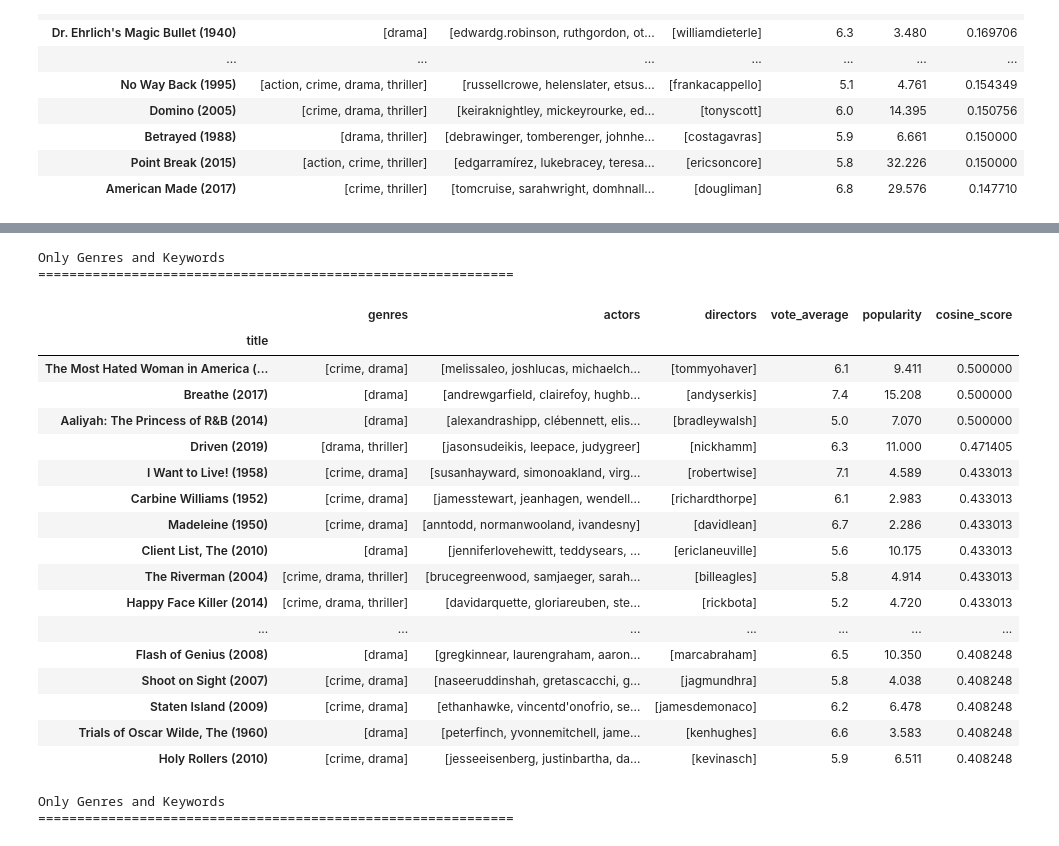
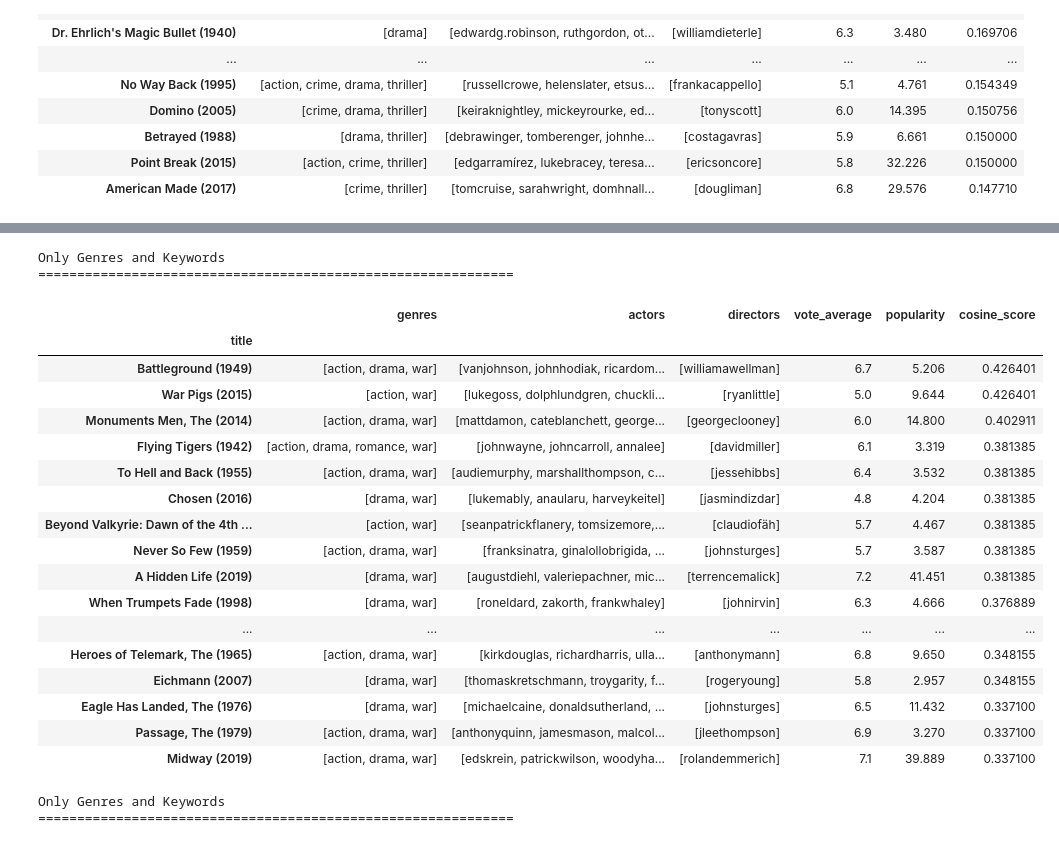
Before and after one commit to joaquim-oliveira-neto/rogue, a Jupyter notebook: notebooks/bmadureira-similarity-model.ipynb, the cells around one changed output, grey strips where cells are left out. Cells and saved outputs as stored; diff of their text form; code cells hidden in the pictures.

```diff
--- a/notebooks/bmadureira-similarity-model.ipynb
+++ b/notebooks/bmadureira-similarity-model.ipynb
@@ -153,11 +153,11 @@ from sklearn.metrics.pairwise import cosine_similarity
 cosine_sim1 = cosine_similarity(count_matrix1, count_matrix1)
 cosine_sim2 = cosine_similarity(count_matrix2, count_matrix2)
 cosine_sim3 = cosine_similarity(count_matrix3, count_matrix3)
-cosine_sim4 = cosine_similarity(count_matrix4, count_matrix4)
-cosine_sim5 = cosine_similarity(count_matrix5, count_matrix5)
-cosine_sim6 = cosine_similarity(count_matrix6, count_matrix6)
-cosine_sim7 = cosine_similarity(count_matrix7, count_matrix7)
-cosine_sim8 = cosine_similarity(count_matrix8, count_matrix8)
+# cosine_sim4 = cosine_similarity(count_matrix4, count_matrix4)
+# cosine_sim5 = cosine_similarity(count_matrix5, count_matrix5)
+# cosine_sim6 = cosine_similarity(count_matrix6, count_matrix6)
+# cosine_sim7 = cosine_similarity(count_matrix7, count_matrix7)
+# cosine_sim8 = cosine_similarity(count_matrix8, count_matrix8)
 # %%
 cosine_sim1.shape
 # %% [output]
@@ -550,28 +533,28 @@ Everything except actors and directors
 # %%
 print('Only Genres and Keywords')
 print('=============================================================')
-get_recommendations('Catch Me If You Can (2002)', cosine_sim7)
+get_recommendations('Inglourious Basterds (2009)', cosine_sim7)
 # %% [output]
 Only Genres and Keywords
 =============================================================
 |  | genres | actors | directors | vote_average | popularity | cosine_score |
 | title |  |  |  |  |  |  |
-| The Most Hated Woman in America (... | [crime, drama] | [melissaleo, joshlucas, michaelch... | [tommyohaver] | 6.1 | 9.411 | 0.500000 |
-| Breathe (2017) | [drama] | [andrewgarfield, clairefoy, hughb... | [andyserkis] | 7.4 | 15.208 | 0.500000 |
-| Aaliyah: The Princess of R&B (2014) | [drama] | [alexandrashipp, clébennett, elis... | [bradleywalsh] | 5.0 | 7.070 | 0.500000 |
-| Driven (2019) | [drama, thriller] | [jasonsudeikis, leepace, judygreer] | [nickhamm] | 6.3 | 11.000 | 0.471405 |
-| I Want to Live! (1958) | [crime, drama] | [susanhayward, simonoakland, virg... | [robertwise] | 7.1 | 4.589 | 0.433013 |
-| Carbine Williams (1952) | [crime, drama] | [jamesstewart, jeanhagen, wendell... | [richardthorpe] | 6.1 | 2.983 | 0.433013 |
-| Madeleine (1950) | [crime, drama] | [anntodd, normanwooland, ivandesny] | [davidlean] | 6.7 | 2.286 | 0.433013 |
-| Client List, The (2010) | [drama] | [jenniferlovehewitt, teddysears, ... | [ericlaneuville] | 5.6 | 10.175 | 0.433013 |
-| The Riverman (2004) | [crime, drama, thriller] | [brucegreenwood, samjaeger, sarah... | [billeagles] | 5.8 | 4.914 | 0.433013 |
-| Happy Face Killer (2014) | [crime, drama, thriller] | [davidarquette, gloriareuben, ste... | [rickbota] | 5.2 | 4.720 | 0.433013 |
+| Battleground (1949) | [action, drama, war] | [vanjohnson, johnhodiak, ricardom... | [williamawellman] | 6.7 | 5.206 | 0.426401 |
+| War Pigs (2015) | [action, war] | [lukegoss, dolphlundgren, chuckli... | [ryanlittle] | 5.0 | 9.644 | 0.426401 |
+| Monuments Men, The (2014) | [action, drama, war] | [mattdamon, cateblanchett, george... | [georgeclooney] | 6.0 | 14.800 | 0.402911 |
+| Flying Tigers (1942) | [action, drama, romance, war] | [johnwayne, johncarroll, annalee] | [davidmiller] | 6.1 | 3.319 | 0.381385 |
+| To Hell and Back (1955) | [action, drama, war] | [audiemurphy, marshallthompson, c... | [jessehibbs] | 6.4 | 3.532 | 0.381385 |
+| Chosen (2016) | [drama, war] | [lukemably, anaularu, harveykeitel] | [jasmindizdar] | 4.8 | 4.204 | 0.381385 |
+| Beyond Valkyrie: Dawn of the 4th ... | [action, war] | [seanpatrickflanery, tomsizemore,... | [claudiofäh] | 5.7 | 4.467 | 0.381385 |
+| Never So Few (1959) | [action, drama, war] | [franksinatra, ginalollobrigida, ... | [johnsturges] | 5.7 | 3.587 | 0.381385 |
+| A Hidden Life (2019) | [drama, war] | [augustdiehl, valeriepachner, mic... | [terrencemalick] | 7.2 | 41.451 | 0.381385 |
+| When Trumpets Fade (1998) | [drama, war] | [roneldard, zakorth, frankwhaley] | [johnirvin] | 6.3 | 4.666 | 0.376889 |
 | ... | ... | ... | ... | ... | ... | ... |
-| Flash of Genius (2008) | [drama] | [gregkinnear, laurengraham, aaron... | [marcabraham] | 6.5 | 10.350 | 0.408248 |
-| Shoot on Sight (2007) | [crime, drama] | [naseeruddinshah, gretascacchi, g... | [jagmundhra] | 5.8 | 4.038 | 0.408248 |
-| Staten Island (2009) | [crime, drama] | [ethanhawke, vincentd'onofrio, se... | [jamesdemonaco] | 6.2 | 6.478 | 0.408248 |
-| Trials of Oscar Wilde, The (1960) | [drama] | [peterfinch, yvonnemitchell, jame... | [kenhughes] | 6.6 | 3.583 | 0.408248 |
-| Holy Rollers (2010) | [crime, drama] | [jesseeisenberg, justinbartha, da... | [kevinasch] | 5.9 | 6.511 | 0.408248 |
+| Heroes of Telemark, The (1965) | [action, drama, war] | [kirkdouglas, richardharris, ulla... | [anthonymann] | 6.8 | 9.650 | 0.348155 |
+| Eichmann (2007) | [drama, war] | [thomaskretschmann, troygarity, f... | [rogeryoung] | 5.8 | 2.957 | 0.348155 |
+| Eagle Has Landed, The (1976) | [drama, war] | [michaelcaine, donaldsutherland, ... | [johnsturges] | 6.5 | 11.432 | 0.337100 |
+| Passage, The (1979) | [action, drama, war] | [anthonyquinn, jamesmason, malcol... | [jleethompson] | 6.9 | 3.270 | 0.337100 |
+| Midway (2019) | [action, drama, war] | [edskrein, patrickwilson, woodyha... | [rolandemmerich] | 7.1 | 39.889 | 0.337100 |
 # %%
 print('Only Genres and Keywords')
 print('=============================================================')
```
Also changed, not shown: parts of 5 cells of this notebook, 3 other files.
